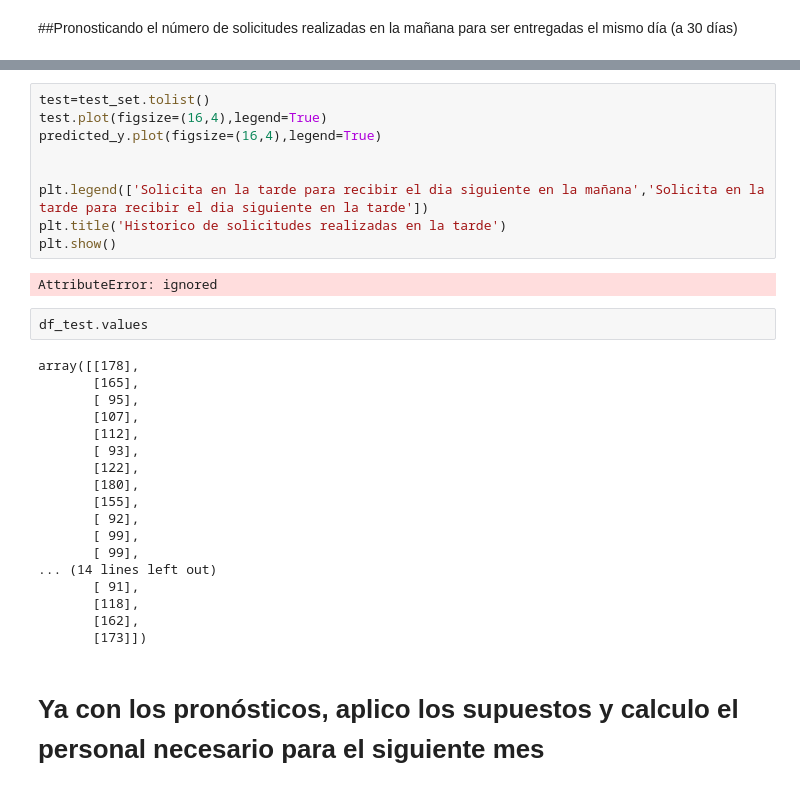
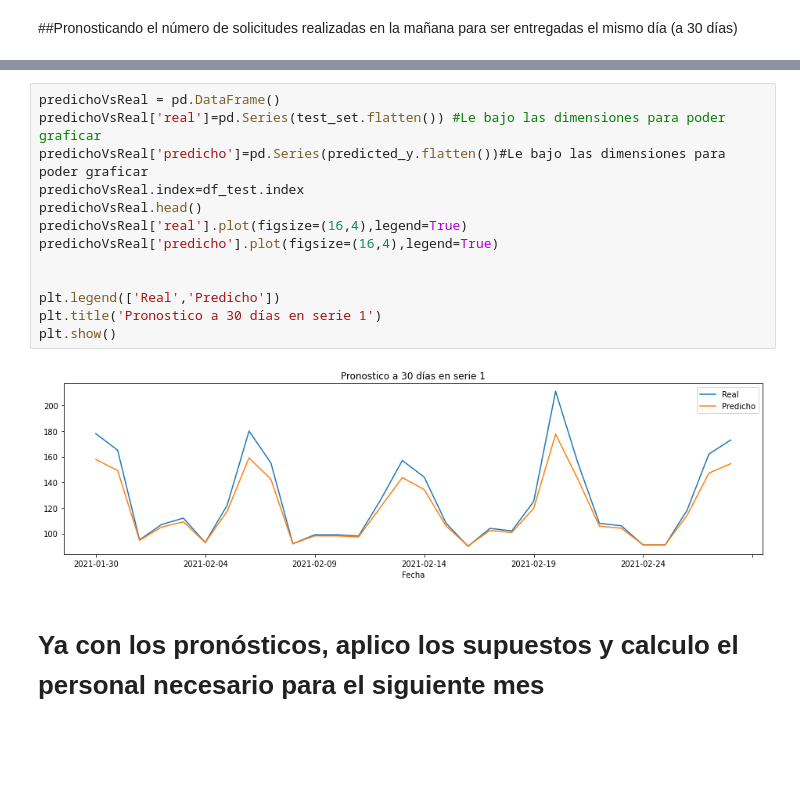
Before and after one commit to elchristog/pruebaDSc, a Jupyter notebook: pruebaDataScientist.ipynb, the cells around one changed output, grey strips where cells are left out. Drawn from its saved outputs; the diff is of its cells as text; blank space fills up the shorter version.

```diff
--- a/pruebaDataScientist.ipynb
+++ b/pruebaDataScientist.ipynb
@@ -312,34 +318,18 @@ array([[162.41289 ],
-# %%
-test=test_set.tolist()
-test.plot(figsize=(16,4),legend=True)
-predicted_y.plot(figsize=(16,4),legend=True)
-
-
-plt.legend(['Solicita en la tarde para recibir el dia siguiente en la mañana','Solicita en la tarde para recibir el dia siguiente en la tarde'])
-plt.title('Historico de solicitudes realizadas en la tarde')
-plt.show()
-# %% [output]
-AttributeError: ignored
-# %%
-df_test.values
-# %% [output]
-array([[178],
-       [165],
-       [ 95],
-       [107],
-       [112],
-       [ 93],
-       [122],
-       [180],
-       [155],
-       [ 92],
-       [ 99],
-       [ 99],
-... (14 lines left out)
-       [ 91],
-       [118],
-       [162],
-       [173]])
+# %%
+predichoVsReal = pd.DataFrame()
+predichoVsReal['real']=pd.Series(test_set.flatten()) #Le bajo las dimensiones para poder graficar
+predichoVsReal['predicho']=pd.Series(predicted_y.flatten())#Le bajo las dimensiones para poder graficar
+predichoVsReal.index=df_test.index
+predichoVsReal.head()
+predichoVsReal['real'].plot(figsize=(16,4),legend=True)
+predichoVsReal['predicho'].plot(figsize=(16,4),legend=True)
+
+
+plt.legend(['Real','Predicho'])
+plt.title('Pronostico a 30 días en serie 1')
+plt.show()
+# %% [output]
+[figure, added]
 # %% [markdown]
 # Ya con los pronósticos, aplico los supuestos y calculo el personal necesario para el siguiente mes
 # %% [markdown]
```
Also changed, not shown: parts of 3 cells of this notebook.
